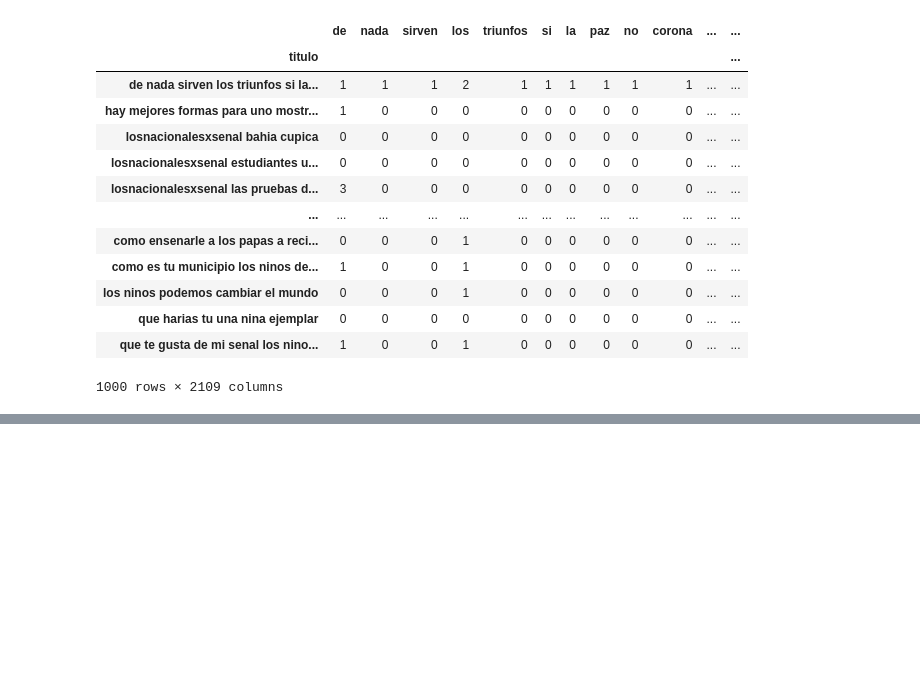
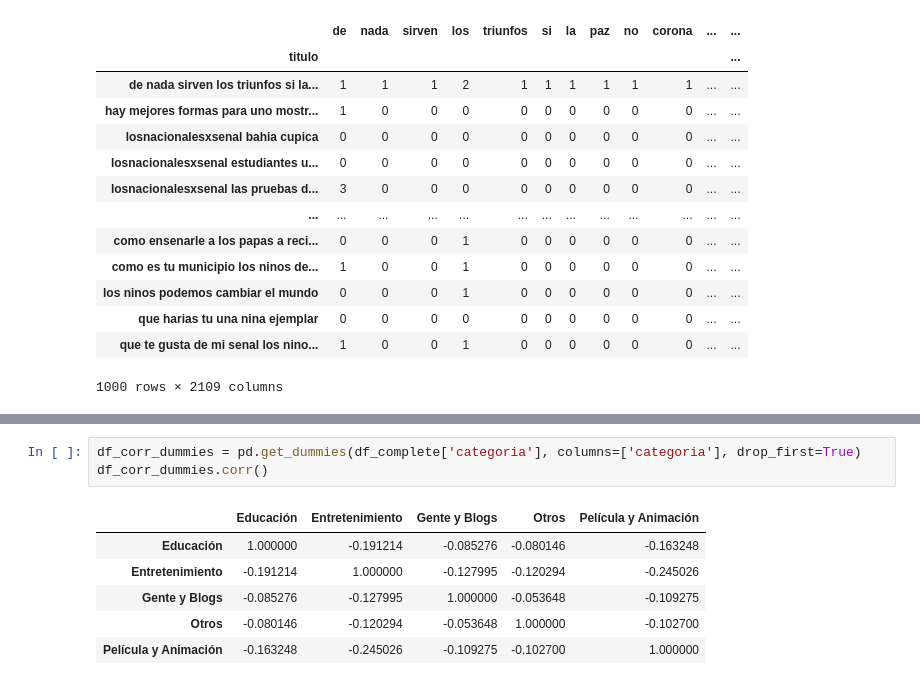
Before and after one commit to devBorisG/Estadistica-III, a Jupyter notebook: Tarea 4/Categorias.ipynb, the cells around one changed output, grey strips where cells are left out. Drawn from its saved outputs; the diff is of its cells as text; blank space fills up the shorter version.

```diff
--- a/Tarea 4/Categorias.ipynb
+++ b/Tarea 4/Categorias.ipynb
@@ -203,0 +241,10 @@ df_matriz_frecuencia
+# %%
+df_corr_dummies = pd.get_dummies(df_complete['categoria'], columns=['categoria'], drop_first=True)
+df_corr_dummies.corr()
+# %% [output]
+|  | Educación | Entretenimiento | Gente y Blogs | Otros | Película y Animación |
+| Educación | 1.000000 | -0.191214 | -0.085276 | -0.080146 | -0.163248 |
+| Entretenimiento | -0.191214 | 1.000000 | -0.127995 | -0.120294 | -0.245026 |
+| Gente y Blogs | -0.085276 | -0.127995 | 1.000000 | -0.053648 | -0.109275 |
+| Otros | -0.080146 | -0.120294 | -0.053648 | 1.000000 | -0.102700 |
+| Película y Animación | -0.163248 | -0.245026 | -0.109275 | -0.102700 | 1.000000 |
```
Also changed, not shown: parts of 9 cells of this notebook.
